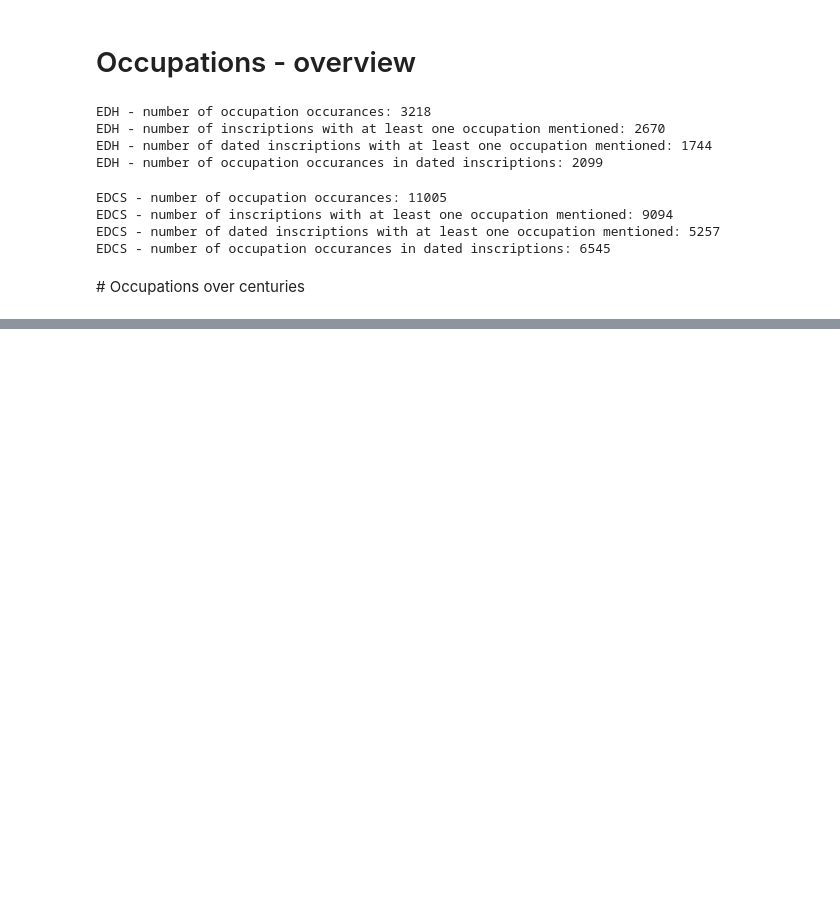
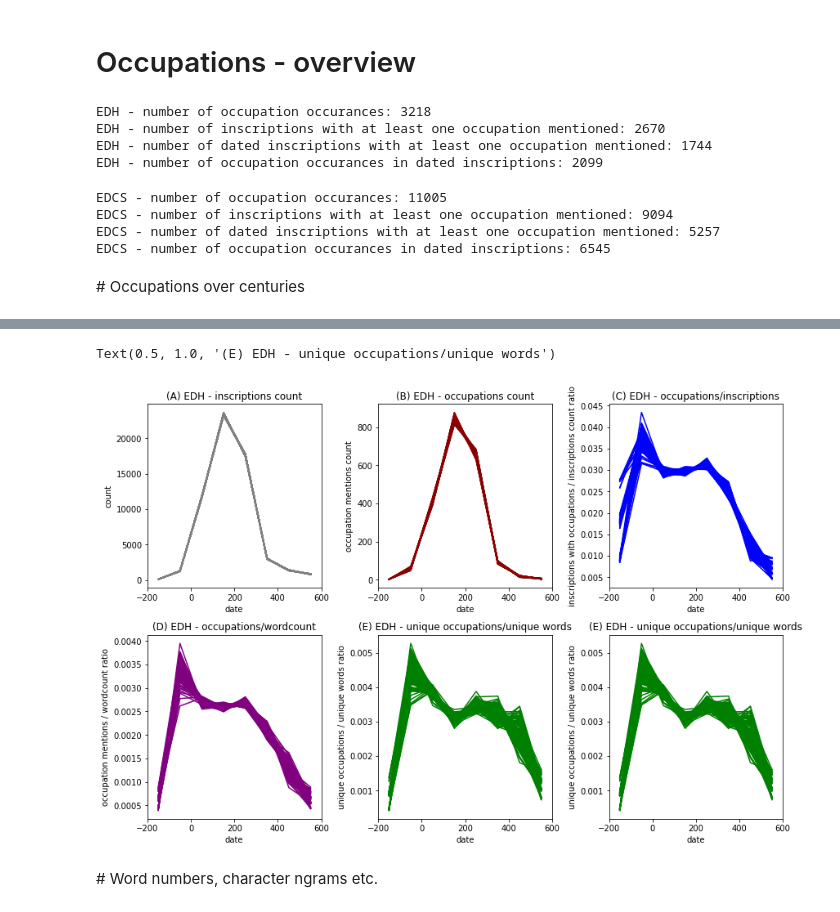
Before and after one commit to sdam-au/LI_ETL, a Jupyter notebook: scripts/1_4_py_EXTRACT-OCCUPATIONS.ipynb, the cells around one changed output, grey strips where cells are left out. Drawn from its saved outputs; the diff is of its cells as text; code cells hidden in the pictures; blank space fills up the shorter version.

Commit message:
temporal plots added

```diff
--- a/scripts/1_4_py_EXTRACT-OCCUPATIONS.ipynb
+++ b/scripts/1_4_py_EXTRACT-OCCUPATIONS.ipynb
@@ -236,0 +328,3 @@ EDCS - number of occupation occurances in dated inscriptions: 6545
+# %%
+counts_data = sim_data(EDH, 100, occups_count)
+counts_data[0]
@@ -236,0 +348,3 @@ EDCS - number of occupation occurances in dated inscriptions: 6545
+# %%
+occups_ins_ratio = sim_data(EDH, 100, occups_inscriptions_ratio)
+occups_ins_ratio[0]
@@ -236,0 +360,3 @@ EDCS - number of occupation occurances in dated inscriptions: 6545
+# %%
+TF_data = sim_data(EDH, 100, occups_cumulTF)
+TF_data[0]
@@ -236,0 +372,3 @@ EDCS - number of occupation occurances in dated inscriptions: 6545
+# %%
+unique_occups = sim_data(EDH, 100, unique_occups_ratio)
+unique_occups[0]
@@ -236,0 +386,49 @@ EDCS - number of occupation occurances in dated inscriptions: 6545
+# %%
+fig, [[ax1, ax2, ax3], [ax4, ax5, ax6]]  = plt.subplots(2, 3, figsize=(12, 8), tight_layout=True)
+
+# ax1
+plot_timeblocks_data(EDH_complete_simulations, ax=ax1, color="gray")
+ax1.set_xlim(-200, 600)
+ax1.set_xlabel("date")
+ax1.set_ylabel("count")
+ax1.set_title("(A) EDH - inscriptions count")
+
+# ax2
+plot_timeblocks_data(counts_data, ax=ax2, color="darkred")
+ax2.set_xlim(-200, 600)
+ax2.set_xlabel("date")
+ax2.set_ylabel("occupation mentions count")
+ax2.set_title("(B) EDH - occupations count")
+
+# ax3
+plot_timeblocks_data(occups_ins_ratio, ax=ax3, color="blue")
+ax3.set_xlim(-200, 600)
+ax3.set_xlabel("date")
+ax3.set_ylabel("inscriptions with occupations / inscriptions count ratio")
+ax3.set_title("(C) EDH - occupations/inscriptions")
+
+# ax4
+plot_timeblocks_data(TF_data, ax=ax4, color="purple")
+ax4.set_xlim(-200, 600)
+ax4.set_xlabel("date")
+ax4.set_ylabel("occupation mentions / wordcount ratio")
+ax4.set_title("(D) EDH - occupations/wordcount")
+
+# ax5
+plot_timeblocks_data(unique_occups, ax=ax5, color="green")
+ax5.set_xlim(-200, 600)
+ax5.set_xlabel("date")
+ax5.set_ylabel("unique occupations / unique words ratio")
+ax5.set_title("(E) EDH - unique occupations/unique words")
+
+# ax6
+plot_timeblocks_data(unique_occups, ax=ax6, color="green")
+ax6.set_xlim(-200, 600)
+ax6.set_xlabel("date")
+ax6.set_ylabel("unique occupations / unique words ratio")
+ax6.set_title("(E) EDH - unique occupations/unique words")
+# %% [output]
+Text(0.5, 1.0, '(E) EDH - unique occupations/unique words')
+[figure, added]
+# %% [markdown]
+# Word numbers, character ngrams etc.
```
Also changed, not shown: parts of 24 cells of this notebook, 1 other file.
